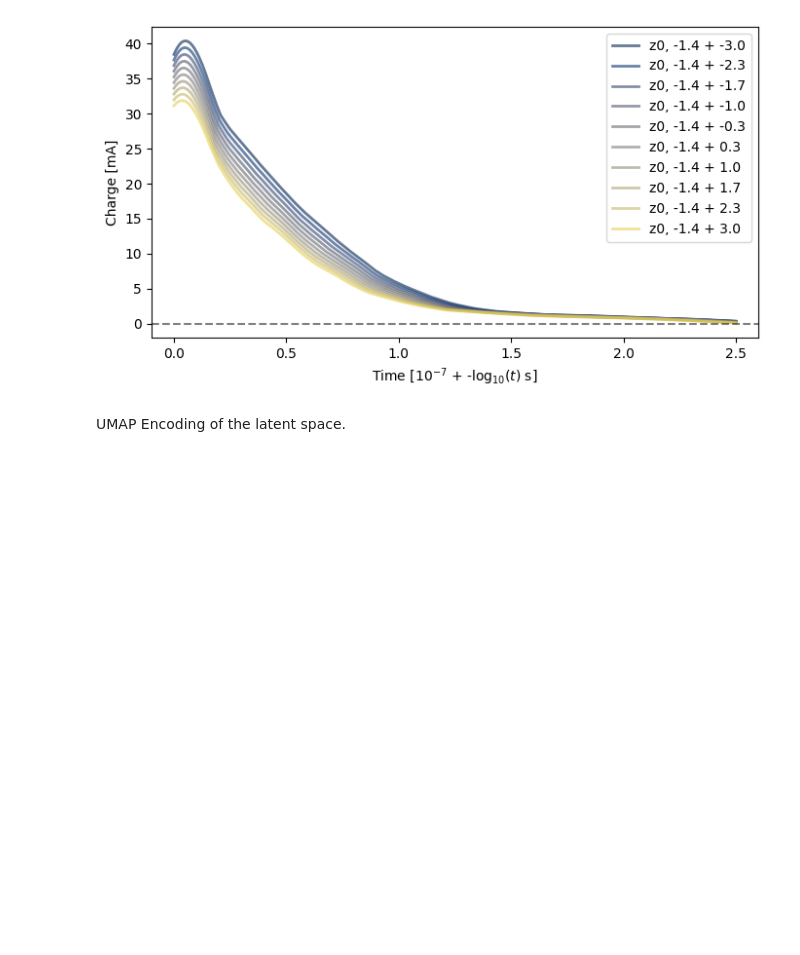
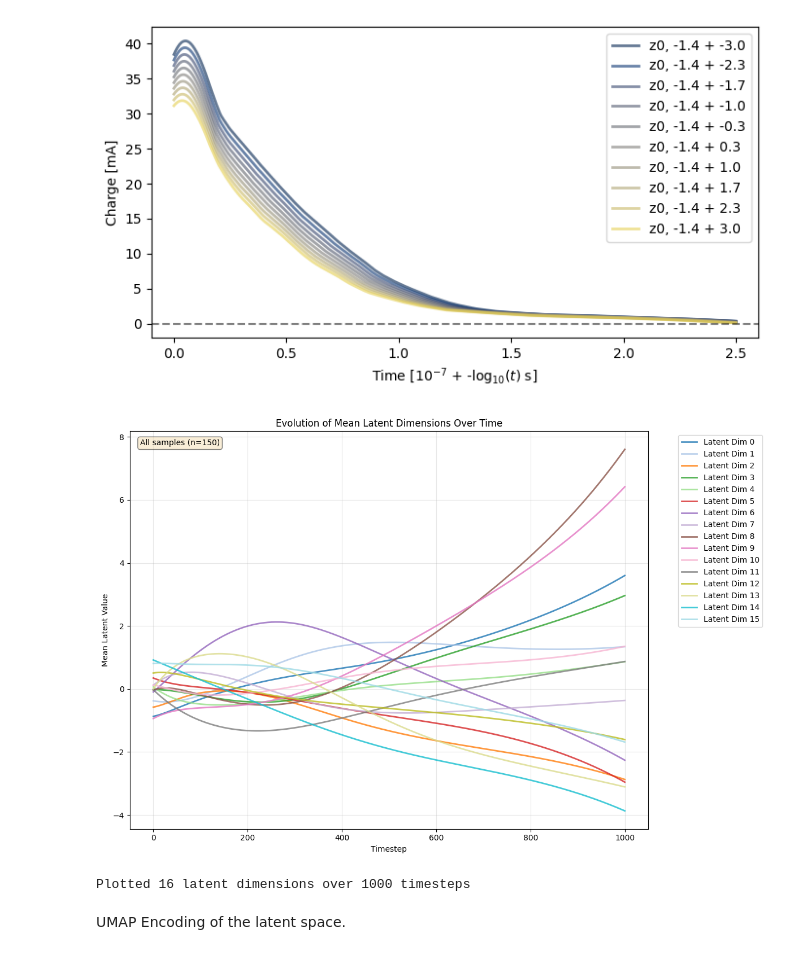
Before and after one commit to rayyyd/ML_charge_modeling, a Jupyter notebook: parameter_tuning/interpretability.ipynb, the cells around one changed output. Drawn from its saved outputs; the diff is of its cells as text; code cells hidden in the pictures; blank space fills up the shorter version.

```diff
--- a/parameter_tuning/interpretability.ipynb
+++ b/parameter_tuning/interpretability.ipynb
@@ -182,0 +293,12 @@ Latent vectors shape: (150, 16) All timesteps shape: (150, 1000, 16)
+# %%
+# Plot latent trajectory evolution
+# Show how all latent dimensions evolve over time
+
+# Using all samples
+latent_trajectory(all, sample_list=None, show=True, save=False)
+
+# Example: Using only specific samples (e.g., first 10 samples)
+# ipynb_utils.latent_trajectory(all, sample_list=list(range(10)), show=True, save=False)
+# %% [output]
+[figure, added]
+Plotted 16 latent dimensions over 1000 timesteps
```
Also changed, not shown: parts of 10 cells of this notebook, 5 other files.
